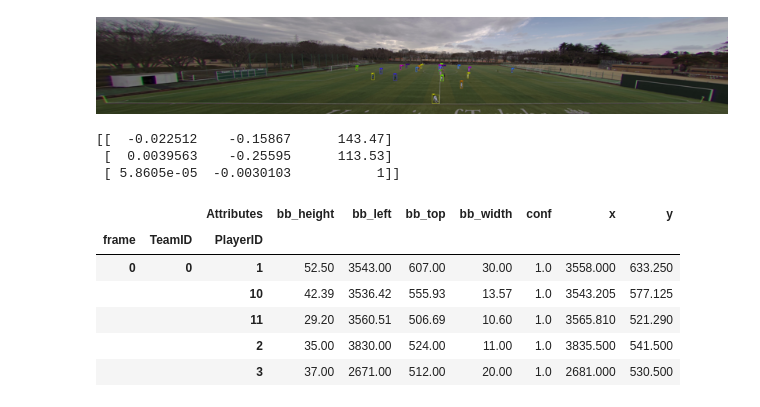
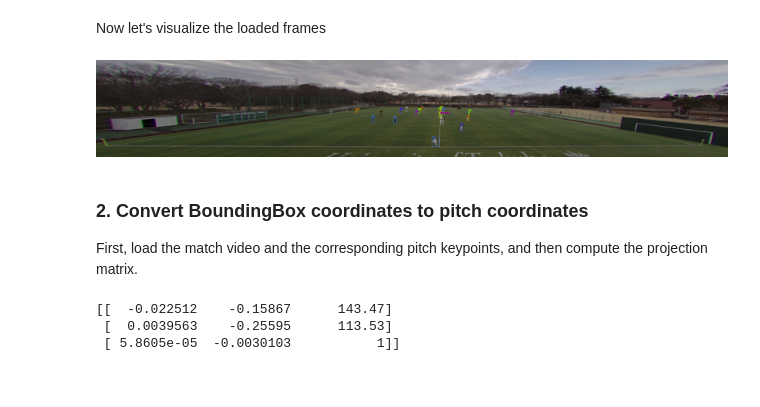
Before and after one commit to AtomScott/SportsLabKit, a Jupyter notebook: notebooks/02_user_guide/bbdf_to_codf.ipynb, the cells around one changed output. Drawn from its saved outputs; the diff is of its cells as text; code cells hidden in the pictures.

Commit message:
[ADD] guide to convert BBox to pitch coordinates

```diff
--- a/notebooks/02_user_guide/bbdf_to_codf.ipynb
+++ b/notebooks/02_user_guide/bbdf_to_codf.ipynb
@@ -14,10 +39,15 @@ cam = Camera(path_to_mp4)  # Camera object will be used to load frames
+# %% [markdown]
+Now let's visualize the loaded frames
 # %%
 from soccertrack.utils import cv2pil
 
-frame = cam.get_frame(0)
-vis_frame = bbdf.visualize_frame(0, frame)
+frame = cam.get_frame(1)
+vis_frame = bbdf.visualize_frame(1, frame)
 
 cv2pil(vis_frame, convert_bgr2rgb=False).resize((vis_frame.shape[1] // 8, vis_frame.shape[0] // 8))
 # %% [output]
-[figure, old version]
+[figure, new version]
+# %% [markdown]
+### 2. Convert BoundingBox coordinates to pitch coordinates
+First, load the match video and the corresponding pitch keypoints, and then compute the projection matrix.
 # %%
@@ -53,16 +80,3 @@ print(cam.H)
 [[  -0.022512    -0.15867      143.47]
  [  0.0039563    -0.25595      113.53]
  [ 5.8605e-05  -0.0030103           1]]
-# %%
-long_df = bbdf.to_long_df()
-long_df['x'] = long_df['bb_left'] + long_df['bb_width'] / 2
-long_df['y'] = long_df['bb_top'] + long_df['bb_height'] / 2
-long_df.head()
-# %% [output]
-|  |  | Attributes | bb_height | bb_left | bb_top | bb_width | conf | x | y |
-| frame | TeamID | PlayerID |  |  |  |  |  |  |  |
-| 0 | 0 | 1 | 52.50 | 3543.00 | 607.00 | 30.00 | 1.0 | 3558.000 | 633.250 |
-|  |  | 10 | 42.39 | 3536.42 | 555.93 | 13.57 | 1.0 | 3543.205 | 577.125 |
-|  |  | 11 | 29.20 | 3560.51 | 506.69 | 10.60 | 1.0 | 3565.810 | 521.290 |
-|  |  | 2 | 35.00 | 3830.00 | 524.00 | 11.00 | 1.0 | 3835.500 | 541.500 |
-|  |  | 3 | 37.00 | 2671.00 | 512.00 | 20.00 | 1.0 | 2681.000 | 530.500 |
```
Also changed, not shown: parts of 12 cells of this notebook.
